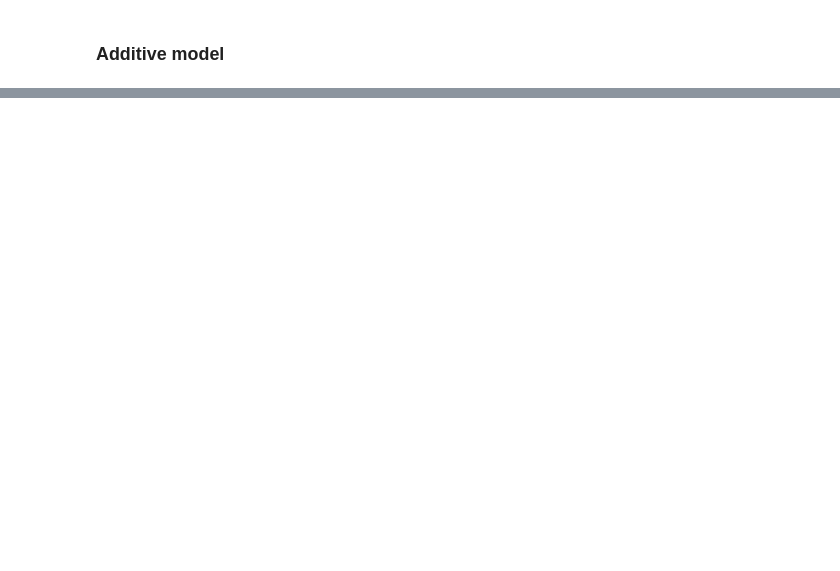
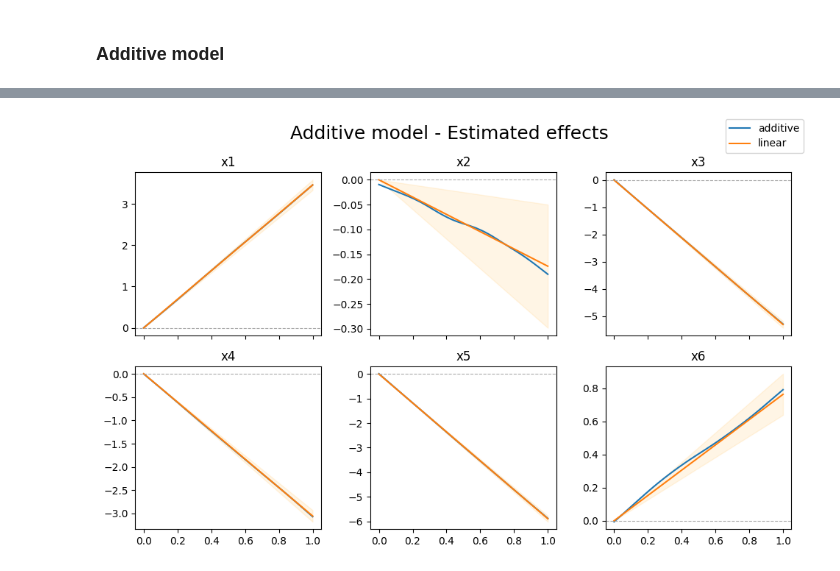
Before and after one commit to apiraccini/pyspark_applications, a Jupyter notebook: linear_additive_splitconformal.ipynb, the cells around one changed output, grey strips where cells are left out. Cells and saved outputs as stored; diff of their text form; code cells hidden in the pictures; blank space fills up the shorter version.

```diff
--- a/linear_additive_splitconformal.ipynb
+++ b/linear_additive_splitconformal.ipynb
@@ -335,0 +469,4 @@ Wall time: 38.7 s
+# %%
+plot_gam_lm(beta_hat_gam, beta_hat_lm, beta_hat_lm_sd)
+# %% [output]
+[figure, added]
```
Also changed, not shown: parts of 43 cells of this notebook.
